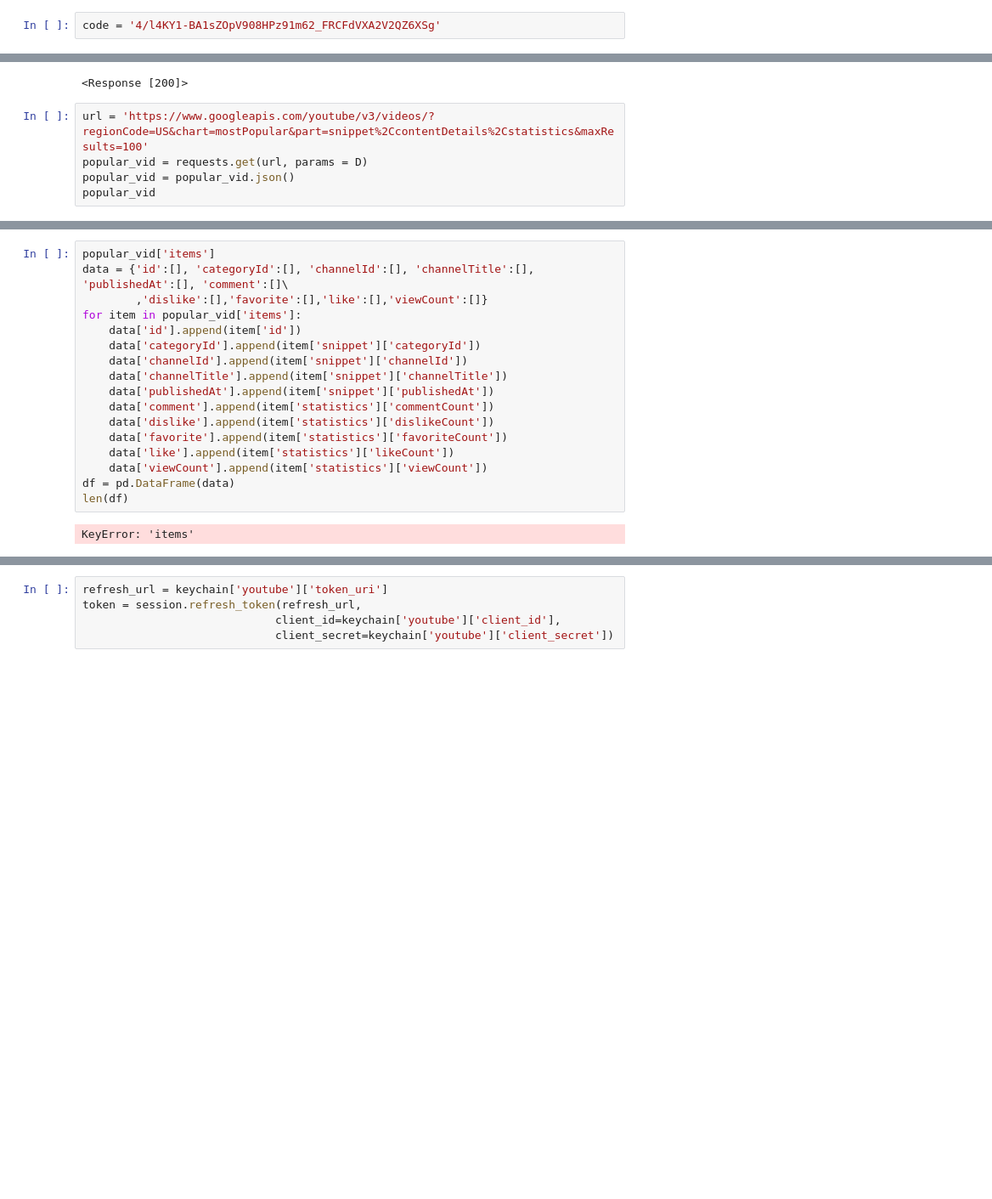
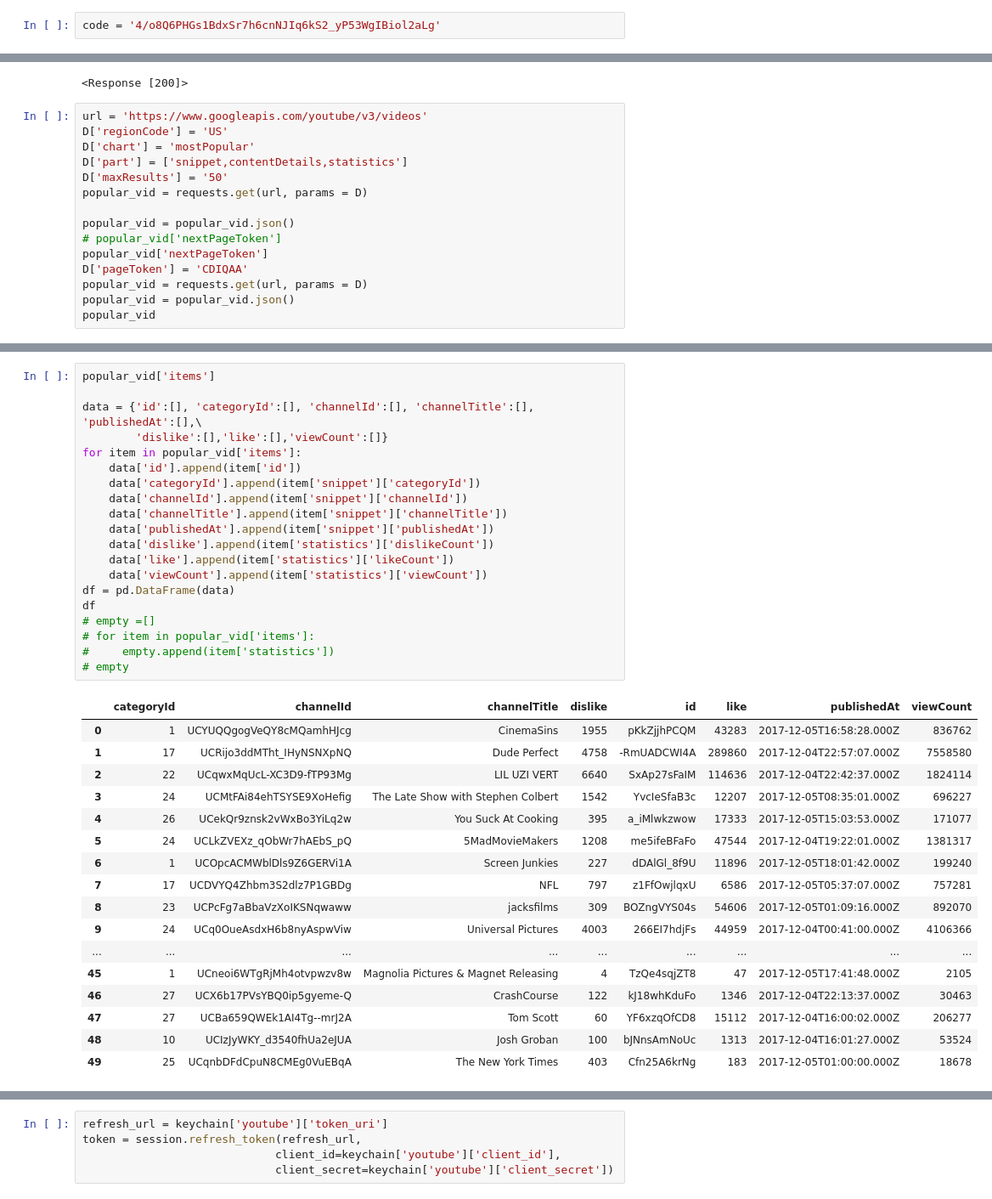
Before and after one commit to quang2705/cs181proj5, a Jupyter notebook: oath_autho.ipynb, the cells around one changed output, grey strips where cells are left out. Shown at 85% size. Saved outputs shown, nothing was run; the diff lists cells and outputs as text; blank space fills up the shorter version.

```diff
--- a/oath_autho.ipynb
+++ b/oath_autho.ipynb
@@ -28,7 +28,7 @@ webbrowser.open(auth_url)
 # %% [output]
 True
 # %%
-code = '4/l4KY1-BA1sZOpV908HPz91m62_FRCFdVXA2V2QZ6XSg'
+code = '4/o8Q6PHGs1BdxSr7h6cnNJIq6kS2_yP53WgIBiol2aLg'
 # %%
 token = session.fetch_token(keychain['youtube']['token_uri'],
                                    code=code,
@@ -63,7 +61,17 @@ print(response)
 # %% [output]
 <Response [200]>
 # %%
-url = 'https://www.googleapis.com/youtube/v3/videos/?regionCode=US&chart=mostPopular&part=snippet%2CcontentDetails%2Cstatistics&maxResults=100'
+url = 'https://www.googleapis.com/youtube/v3/videos'
+D['regionCode'] = 'US'
+D['chart'] = 'mostPopular'
+D['part'] = ['snippet,contentDetails,statistics']
+D['maxResults'] = '50'
+popular_vid = requests.get(url, params = D)
+
+popular_vid = popular_vid.json()
+# popular_vid['nextPageToken']
+popular_vid['nextPageToken']
+D['pageToken'] = 'CDIQAA'
 popular_vid = requests.get(url, params = D)
 popular_vid = popular_vid.json()
 popular_vid
@@ -78,21 +96,40 @@ popular_vid
 # %%
 popular_vid['items']
-data = {'id':[], 'categoryId':[], 'channelId':[], 'channelTitle':[], 'publishedAt':[], 'comment':[]\
-        ,'dislike':[],'favorite':[],'like':[],'viewCount':[]}
+
+data = {'id':[], 'categoryId':[], 'channelId':[], 'channelTitle':[], 'publishedAt':[],\
+        'dislike':[],'like':[],'viewCount':[]}
 for item in popular_vid['items']:
     data['id'].append(item['id'])
     data['categoryId'].append(item['snippet']['categoryId'])
     data['channelId'].append(item['snippet']['channelId'])
     data['channelTitle'].append(item['snippet']['channelTitle'])
     data['publishedAt'].append(item['snippet']['publishedAt'])
-    data['comment'].append(item['statistics']['commentCount'])
     data['dislike'].append(item['statistics']['dislikeCount'])
-    data['favorite'].append(item['statistics']['favoriteCount'])
     data['like'].append(item['statistics']['likeCount'])
     data['viewCount'].append(item['statistics']['viewCount'])
 df = pd.DataFrame(data)
-len(df)
+df
+# empty =[]
+# for item in popular_vid['items']:
+#     empty.append(item['statistics'])
+# empty
 # %% [output]
-KeyError: 'items'
+|  | categoryId | channelId | channelTitle | dislike | id | like | publishedAt | viewCount |
+| 0 | 1 | UCYUQQgogVeQY8cMQamhHJcg | CinemaSins | 1955 | pKkZjjhPCQM | 43283 | 2017-12-05T16:58:28.000Z | 836762 |
+| 1 | 17 | UCRijo3ddMTht_IHyNSNXpNQ | Dude Perfect | 4758 | -RmUADCWI4A | 289860 | 2017-12-04T22:57:07.000Z | 7558580 |
+| 2 | 22 | UCqwxMqUcL-XC3D9-fTP93Mg | LIL UZI VERT | 6640 | SxAp27sFaIM | 114636 | 2017-12-04T22:42:37.000Z | 1824114 |
+| 3 | 24 | UCMtFAi84ehTSYSE9XoHefig | The Late Show with Stephen Colbert | 1542 | YvcIeSfaB3c | 12207 | 2017-12-05T08:35:01.000Z | 696227 |
+| 4 | 26 | UCekQr9znsk2vWxBo3YiLq2w | You Suck At Cooking | 395 | a_iMlwkzwow | 17333 | 2017-12-05T15:03:53.000Z | 171077 |
+| 5 | 24 | UCLkZVEXz_qObWr7hAEbS_pQ | 5MadMovieMakers | 1208 | me5ifeBFaFo | 47544 | 2017-12-04T19:22:01.000Z | 1381317 |
+| 6 | 1 | UCOpcACMWblDls9Z6GERVi1A | Screen Junkies | 227 | dDAlGl_8f9U | 11896 | 2017-12-05T18:01:42.000Z | 199240 |
+| 7 | 17 | UCDVYQ4Zhbm3S2dlz7P1GBDg | NFL | 797 | z1FfOwjlqxU | 6586 | 2017-12-05T05:37:07.000Z | 757281 |
+| 8 | 23 | UCPcFg7aBbaVzXoIKSNqwaww | jacksfilms | 309 | BOZngVYS04s | 54606 | 2017-12-05T01:09:16.000Z | 892070 |
+| 9 | 24 | UCq0OueAsdxH6b8nyAspwViw | Universal Pictures | 4003 | 266EI7hdjFs | 44959 | 2017-12-04T00:41:00.000Z | 4106366 |
+| ... | ... | ... | ... | ... | ... | ... | ... | ... |
+| 45 | 1 | UCneoi6WTgRjMh4otvpwzv8w | Magnolia Pictures & Magnet Releasing | 4 | TzQe4sqjZT8 | 47 | 2017-12-05T17:41:48.000Z | 2105 |
+| 46 | 27 | UCX6b17PVsYBQ0ip5gyeme-Q | CrashCourse | 122 | kJ18whKduFo | 1346 | 2017-12-04T22:13:37.000Z | 30463 |
+| 47 | 27 | UCBa659QWEk1AI4Tg--mrJ2A | Tom Scott | 60 | YF6xzqOfCD8 | 15112 | 2017-12-04T16:00:02.000Z | 206277 |
+| 48 | 10 | UCIzJyWKY_d3540fhUa2eJUA | Josh Groban | 100 | bJNnsAmNoUc | 1313 | 2017-12-04T16:01:27.000Z | 53524 |
+| 49 | 25 | UCqnbDFdCpuN8CMEg0VuEBqA | The New York Times | 403 | Cfn25A6krNg | 183 | 2017-12-05T01:00:00.000Z | 18678 |
 # %%
 popular_vid
```
Also changed, not shown: parts of 4 cells of this notebook.
